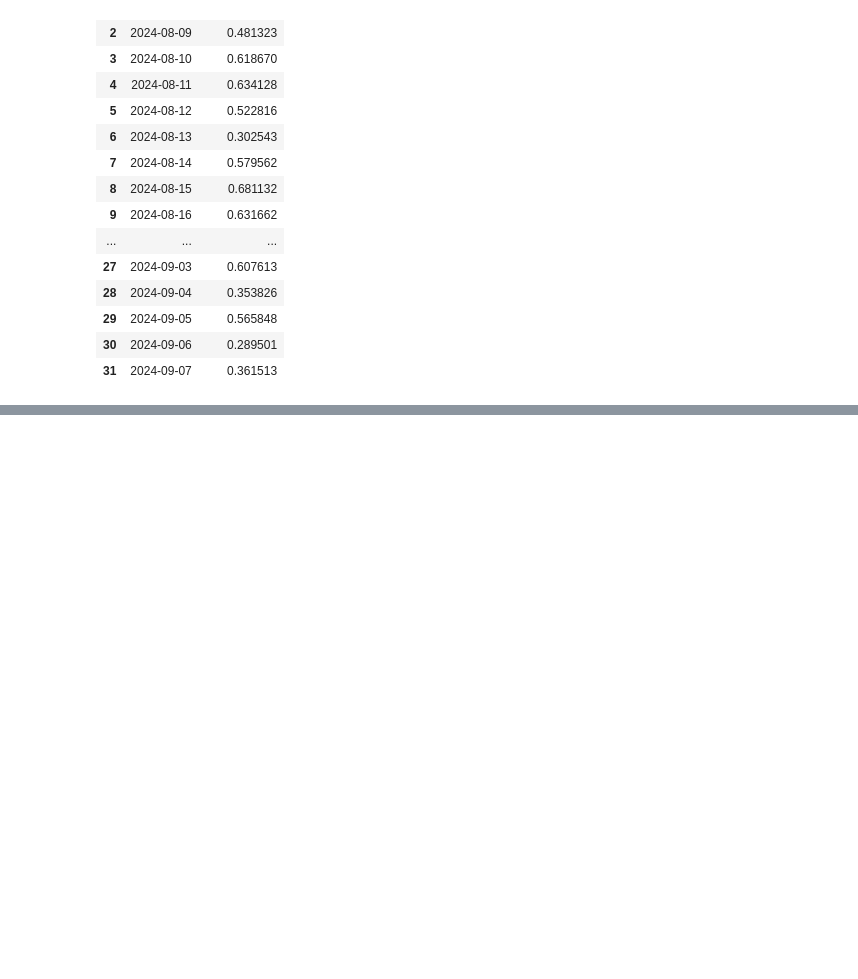
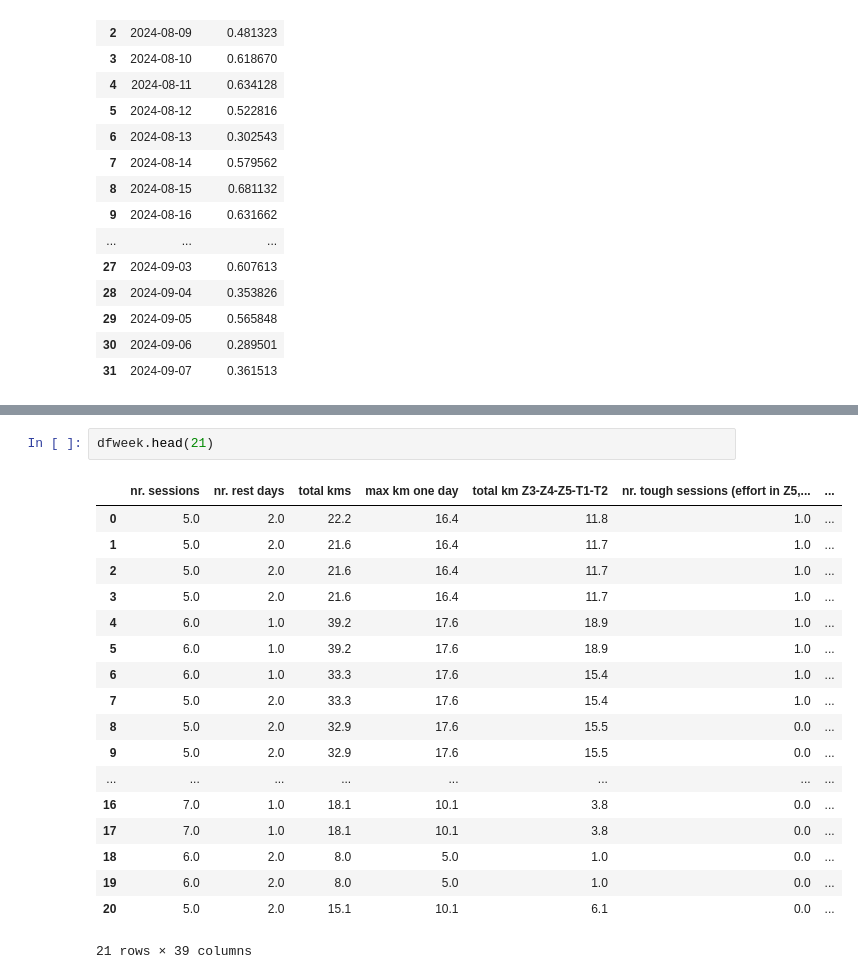
Before and after one commit to milooranm/RunningVolume_Injury, a Jupyter notebook: notebooks/Early look at data.ipynb, the cells around one changed output, grey strips where cells are left out. Drawn from its saved outputs; the diff is of its cells as text; blank space fills up the shorter version.

```diff
--- a/notebooks/Early look at data.ipynb
+++ b/notebooks/Early look at data.ipynb
@@ -744,0 +998,21 @@ dfday_user[['Date','probabilities']].head(32)
+# %%
+dfweek.head(21)
+# %% [output]
+|  | nr. sessions | nr. rest days | total kms | max km one day | total km Z3-Z4-Z5-T1-T2 | nr. tough sessions (effort in Z5,... | ... |
+| 0 | 5.0 | 2.0 | 22.2 | 16.4 | 11.8 | 1.0 | ... |
+| 1 | 5.0 | 2.0 | 21.6 | 16.4 | 11.7 | 1.0 | ... |
+| 2 | 5.0 | 2.0 | 21.6 | 16.4 | 11.7 | 1.0 | ... |
+| 3 | 5.0 | 2.0 | 21.6 | 16.4 | 11.7 | 1.0 | ... |
+| 4 | 6.0 | 1.0 | 39.2 | 17.6 | 18.9 | 1.0 | ... |
+| 5 | 6.0 | 1.0 | 39.2 | 17.6 | 18.9 | 1.0 | ... |
+| 6 | 6.0 | 1.0 | 33.3 | 17.6 | 15.4 | 1.0 | ... |
+| 7 | 5.0 | 2.0 | 33.3 | 17.6 | 15.4 | 1.0 | ... |
+| 8 | 5.0 | 2.0 | 32.9 | 17.6 | 15.5 | 0.0 | ... |
+| 9 | 5.0 | 2.0 | 32.9 | 17.6 | 15.5 | 0.0 | ... |
+| ... | ... | ... | ... | ... | ... | ... | ... |
+| 16 | 7.0 | 1.0 | 18.1 | 10.1 | 3.8 | 0.0 | ... |
+| 17 | 7.0 | 1.0 | 18.1 | 10.1 | 3.8 | 0.0 | ... |
+| 18 | 6.0 | 2.0 | 8.0 | 5.0 | 1.0 | 0.0 | ... |
+| 19 | 6.0 | 2.0 | 8.0 | 5.0 | 1.0 | 0.0 | ... |
+| 20 | 5.0 | 2.0 | 15.1 | 10.1 | 6.1 | 0.0 | ... |
+21 rows × 39 columns
```
Also changed, not shown: parts of 17 cells of this notebook.
